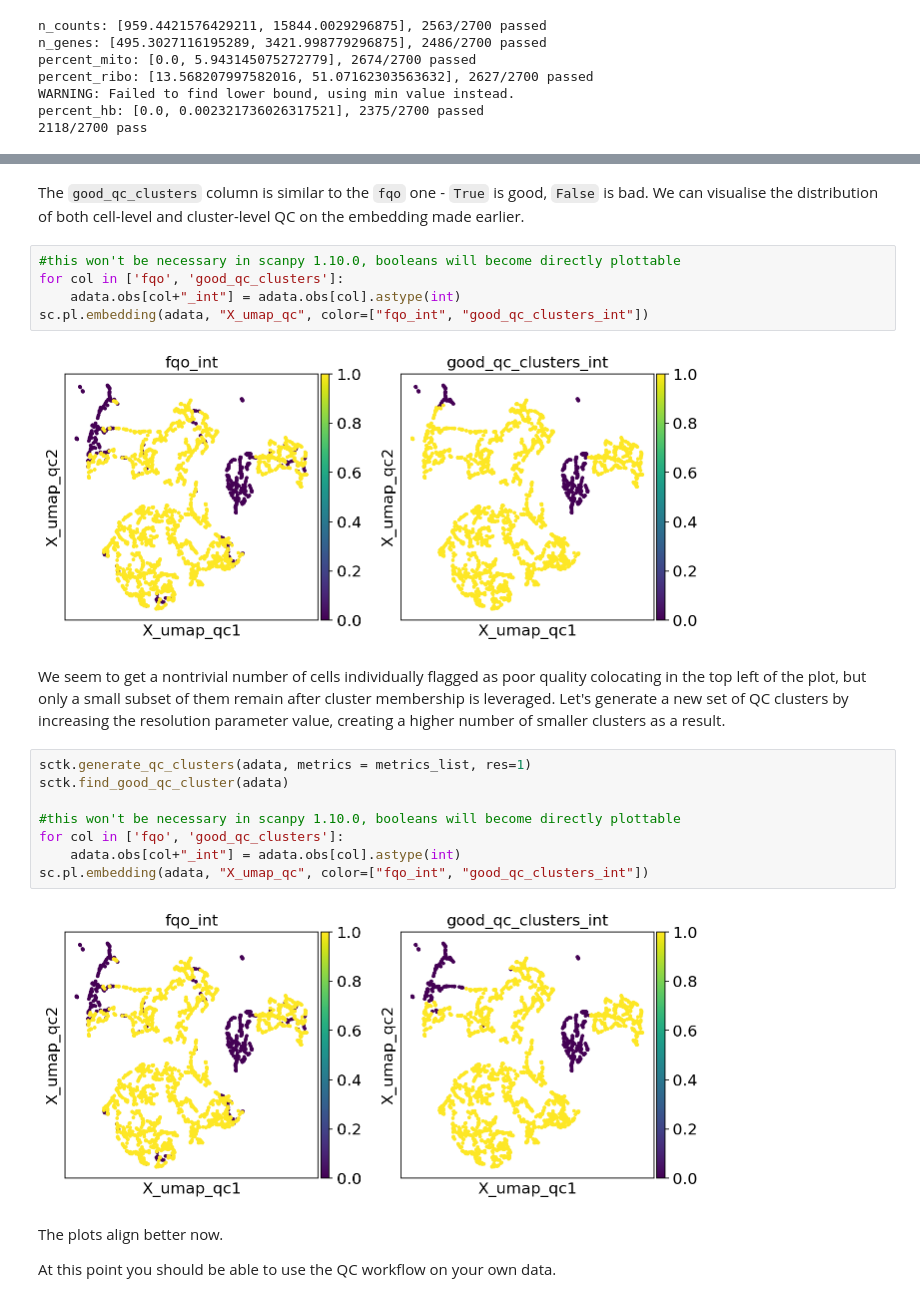
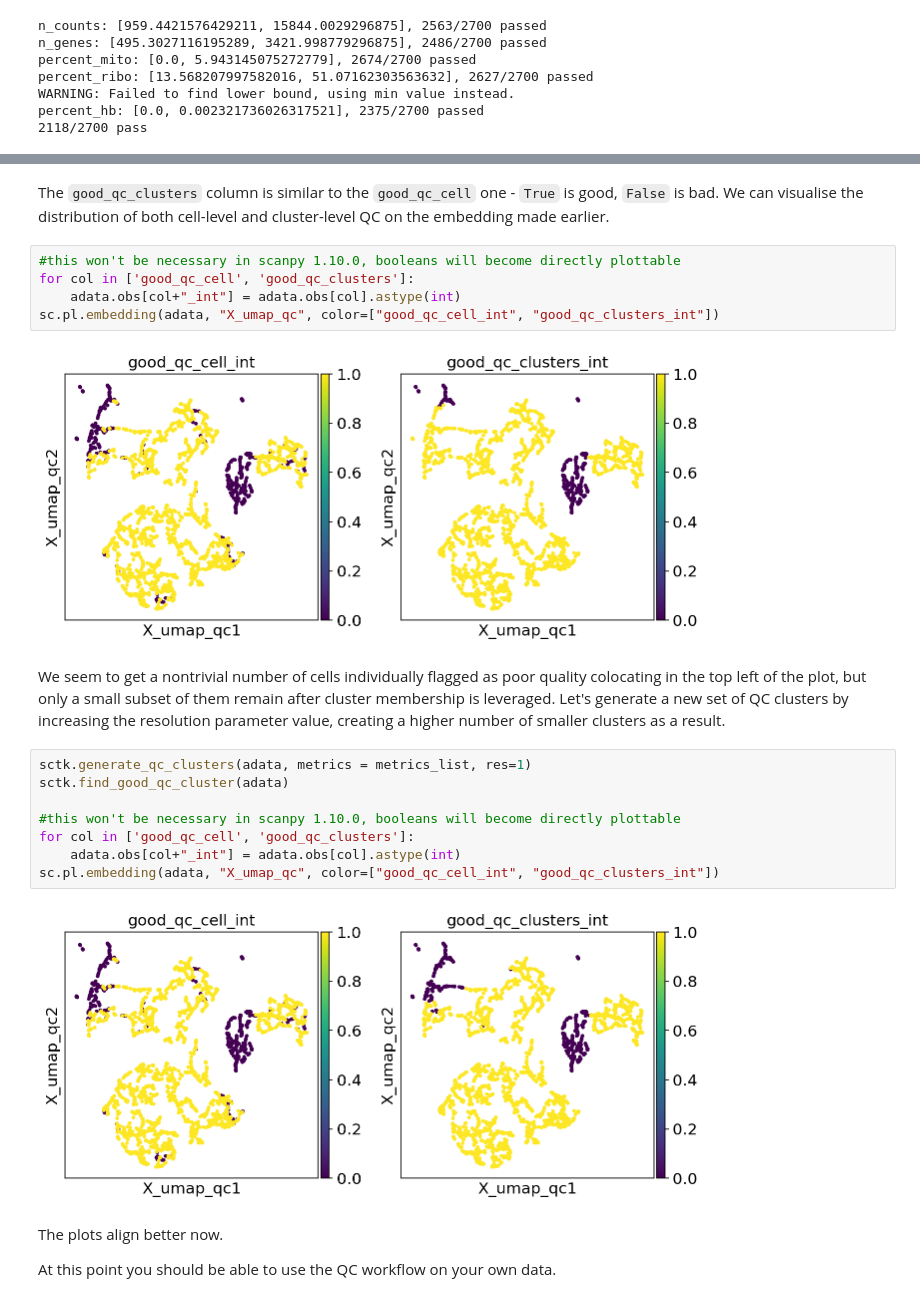
Before and after one commit to Teichlab/sctk, a Jupyter notebook: demo.ipynb, the cells around one changed output, grey strips where cells are left out. Cells and saved outputs as stored; diff of their text form.

```diff
--- a/demo.ipynb
+++ b/demo.ipynb
@@ -130,14 +132,14 @@ AnnData object with n_obs × n_vars = 2700 × 32738
     uns: 'qc_cluster_colors'
     obsm: 'X_umap_qc'
 # %% [markdown]
-The `good_qc_clusters` column is similar to the `fqo` one - `True` is good, `False` is bad. We can visualise the distribution of both cell-level and cluster-level QC on the embedding made earlier.
+The `good_qc_clusters` column is similar to the `good_qc_cell` one - `True` is good, `False` is bad. We can visualise the distribution of both cell-level and cluster-level QC on the embedding made earlier.
 # %%
 #this won't be necessary in scanpy 1.10.0, booleans will become directly plottable
-for col in ['fqo', 'good_qc_clusters']:
+for col in ['good_qc_cell', 'good_qc_clusters']:
     adata.obs[col+"_int"] = adata.obs[col].astype(int)
-sc.pl.embedding(adata, "X_umap_qc", color=["fqo_int", "good_qc_clusters_int"])
+sc.pl.embedding(adata, "X_umap_qc", color=["good_qc_cell_int", "good_qc_clusters_int"])
 # %% [output]
-[figure, old version]
+[figure, new version]
 # %% [markdown]
 We seem to get a nontrivial number of cells individually flagged as poor quality colocating in the top left of the plot, but only a small subset of them remain after cluster membership is leveraged. Let's generate a new set of QC clusters by increasing the resolution parameter value, creating a higher number of smaller clusters as a result.
 # %%
@@ -145,11 +147,11 @@ sctk.generate_qc_clusters(adata, metrics = metrics_list, res=1)
 sctk.find_good_qc_cluster(adata)
 
 #this won't be necessary in scanpy 1.10.0, booleans will become directly plottable
-for col in ['fqo', 'good_qc_clusters']:
+for col in ['good_qc_cell', 'good_qc_clusters']:
     adata.obs[col+"_int"] = adata.obs[col].astype(int)
-sc.pl.embedding(adata, "X_umap_qc", color=["fqo_int", "good_qc_clusters_int"])
+sc.pl.embedding(adata, "X_umap_qc", color=["good_qc_cell_int", "good_qc_clusters_int"])
 # %% [output]
-[figure, old version]
+[figure, new version]
 # %% [markdown]
 The plots align better now.
 
```
Also changed, not shown: parts of 7 cells of this notebook, 3 other files.
